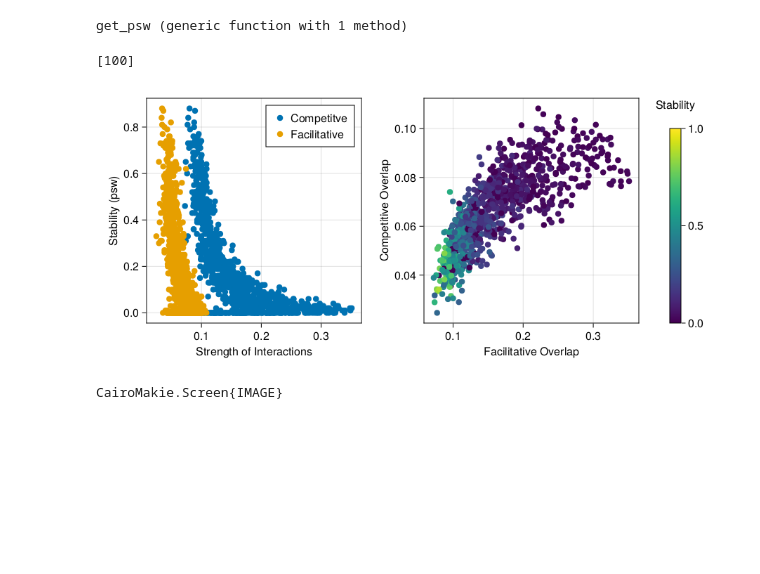
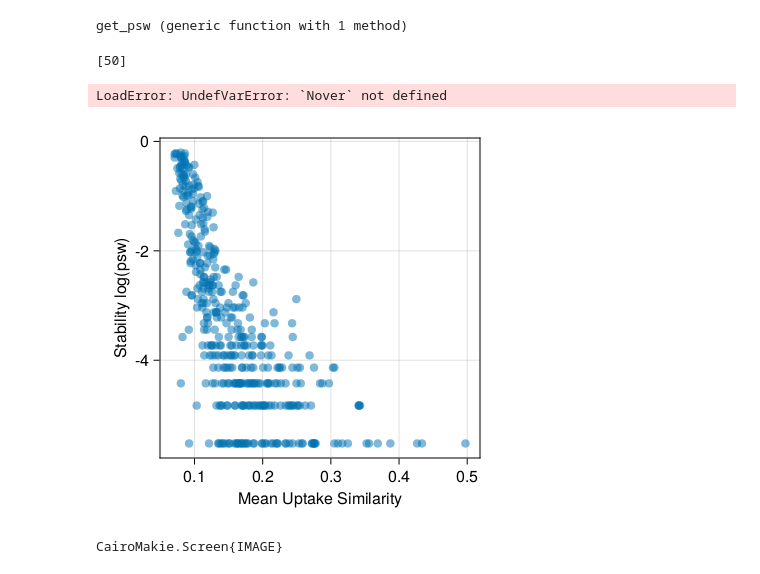
Before and after one commit to CleggTom/MiCRM_stability, a Jupyter notebook: Notebooks/theory.ipynb, the cells around one changed output. Cells and saved outputs as stored; diff of their text form; code cells hidden in the pictures; blank space fills up the shorter version.

```diff
--- a/Notebooks/theory.ipynb
+++ b/Notebooks/theory.ipynb
@@ -797,11 +909,11 @@ M = 100
 
 J = zeros(N+M, N+M)
 
-Nover = 100
+Nover = 50
 Ncom = 10
-Nrep = 100
+Nrep = 250
 
-overlap_vec = rand(Nover)
+overlap_vec = range(0.01, 5, length = Nover)
 overlap = zeros(Nover, Ncom, 2)
 
 psw_mat = zeros(Nover, Ncom)
@@ -812,10 +924,15 @@ Threads.@threads for i = 1:Nover
     k[1] += 1
     print(k, "\r")
     for j = 1:Ncom
-        c = rand_com(N,M,0.2, overlap_vec[i] * rand(N), overlap_vec[i] * rand(M))
+        Nc = get_n(1 / overlap_vec[i], N)
+        Nr = get_n(1 / overlap_vec[i], M)
 
+        c = rand_com(N, M, 0.2, Nc, Nr)
         while !check_connected(c)
-            c = rand_com(N,M,0.2, overlap_vec[i] * rand(N), overlap_vec[i] * rand(M))
+            Nc = get_n(1 / overlap_vec[i], N)
+            Nr = get_n(1 / overlap_vec[i], M)
+
+            c = rand_com(N, M, 0.2, Nc, Nr)
         end
         c_mat[i,j] = c
 
@@ -823,12 +940,16 @@ Threads.@threads for i = 1:Nover
     end
 end
 # %% [output]
-[100]
+[50]
 # %%
 Threads.@threads for i = 1:Nover
     for j = 1:Ncom
         c = c_mat[i,j]
-        overlap[i,j,1] = mean(1 .- pairwise(jaccard, eachrow(c.U), eachrow(c.U)))
-        overlap[i,j,2] = mean(1 .- pairwise(jaccard, eachrow(c.U), eachrow(c.L)))
+        overlap[i,j,1] = mean((1 .- pairwise(jaccard, eachrow(c.U), eachrow(c.U))))
+        overlap[i,j,2] = mean((1 .- pairwise(jaccard, eachrow(c.U), eachrow(c.L))))
     end
 end
+
+series(overlap_vec, (overlap[:,:,1]'), solid_color = :black,linewidth = 0, markersize = 5)
+# %% [output]
+LoadError: UndefVarError: `Nover` not defined
@@ -835,20 +975,14 @@ end
 # %%
-f = Figure(resolution = (900, 400))
+f = Figure(resolution = (400, 400))
 
-ax = Axis(f[1:2,1], ylabel = "Stability (psw)", xlabel = "Strength of Interactions")
-plot!(ax, (overlap[:,:,1][:]), psw_mat[:], color = Makie.wong_colors()[1], label = "Competitve")
-plot!(ax, (overlap[:,:,2][:]), psw_mat[:], color = Makie.wong_colors()[2], label = "Facilitative")
-axislegend(ax)
-
-ax = Axis(f[1:2,2], xlabel = "Facilitative Overlap",  ylabel = "Competitive Overlap")
-plot!(ax, (overlap[:,:,1][:]), (overlap[:,:,2][:]), color = psw_mat[:], colorrange = [0,1])
-Label(f[1,3], "Stability")
-Colorbar(f[2,3])
-
+ax = Axis(f[1:2,1], ylabel = "Stability log(psw)", xlabel = "Mean Uptake Similarity")
+psw_ind = (psw_mat[:] .!= 0)
+plot!(ax, (overlap[:,:,1][psw_ind]), log.(psw_mat[psw_ind]), color = (Makie.wong_colors()[1], 0.5), label = "Competitve")
+# axislegend(ax)
 
 f
 # %% [output]
-[figure, old version]
+[figure, new version]
 # %%
 save("../Results/Figures/Interactions.png", f)
 # %% [output]
```
Also changed, not shown: parts of 33 cells of this notebook, 1 other file.
